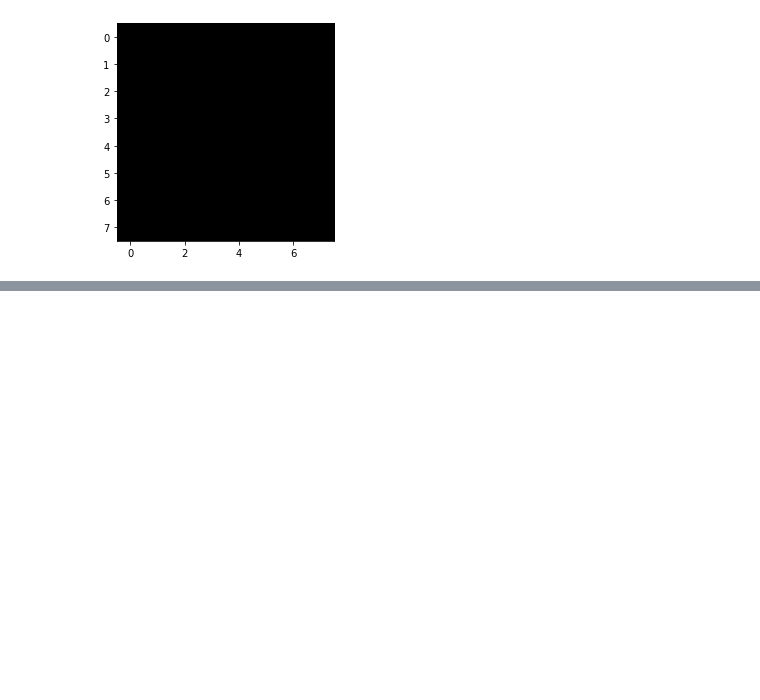
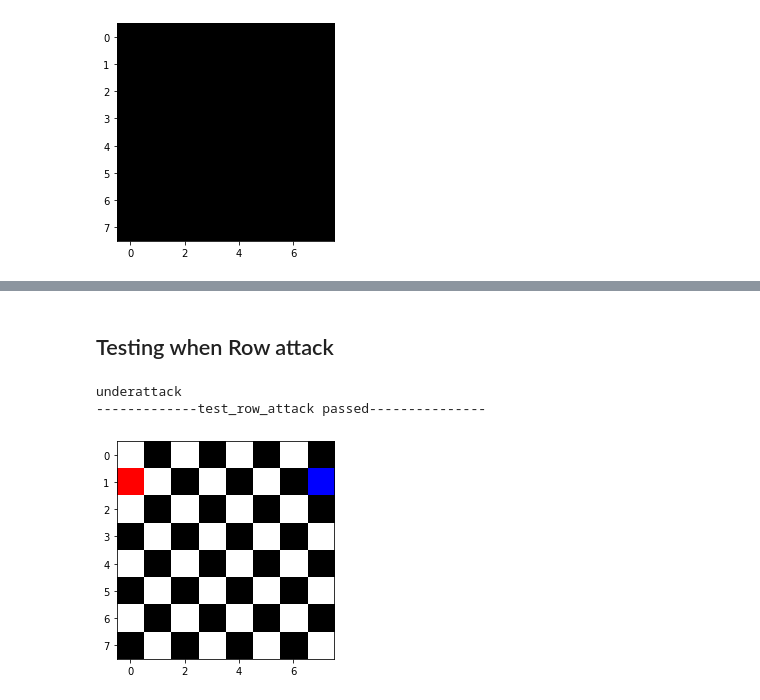
Before and after one commit to Omardyab/chess-board, a Jupyter notebook: chess_board.ipynb, the cells around one changed output, grey strips where cells are left out. Drawn from its saved outputs; the diff is of its cells as text; code cells hidden in the pictures; blank space fills up the shorter version.

Commit message:
working with all tests

```diff
--- a/chess_board.ipynb
+++ b/chess_board.ipynb
@@ -27,0 +65,14 @@ NameError: name 'Chessboard' is not defined
+# %% [markdown]
+## Testing when Row attack
+# %%
+# First test on rows
+test_row_attack = ChessBoard()
+test_row_attack.add_red(1, 0)
+test_row_attack.add_blue(1, 7)
+test_row_attack.render()
+assert test_row_attack.is_under_attack() == True
+print("-------------test_row_attack passed---------------")
+# %% [output]
+underattack
+-------------test_row_attack passed---------------
+[figure, added]
```
Also changed, not shown: parts of 12 cells of this notebook.
